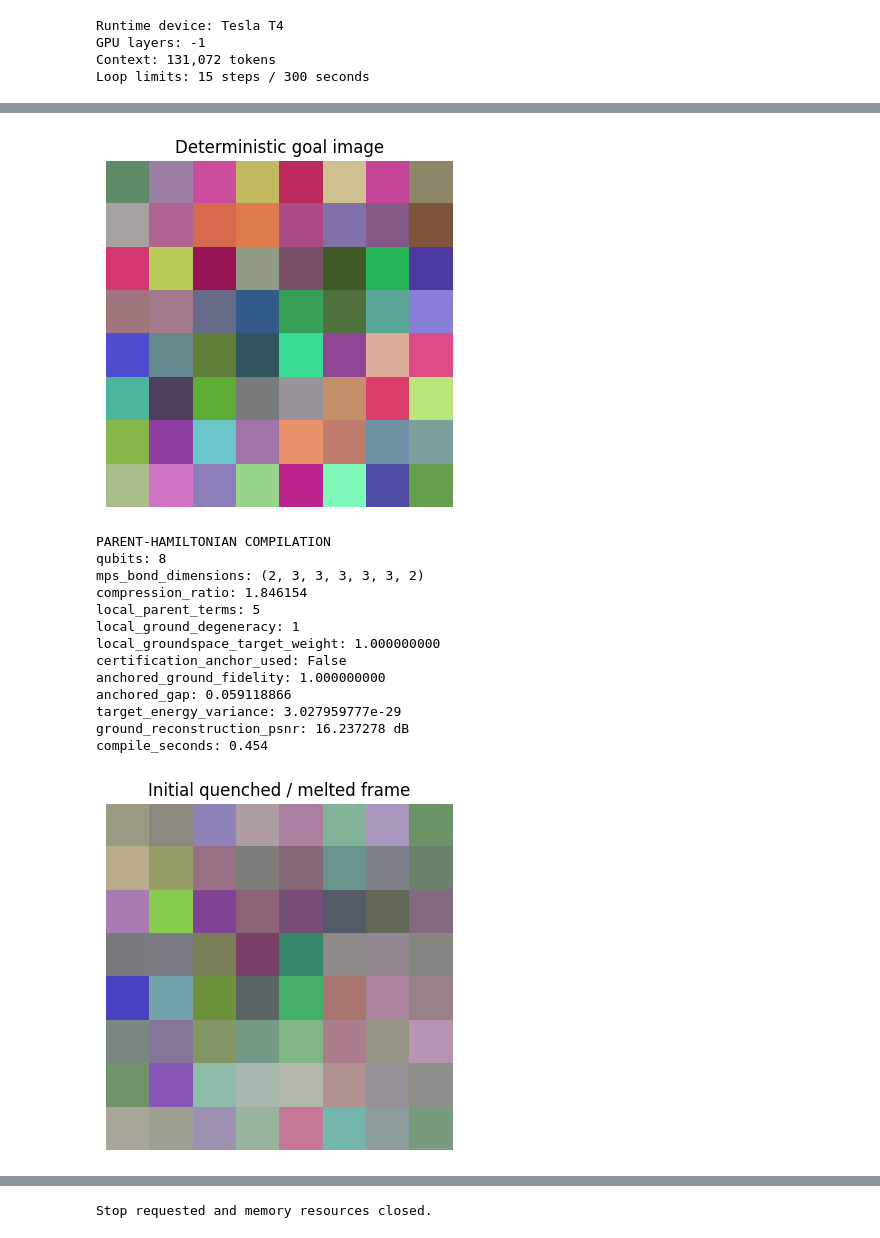
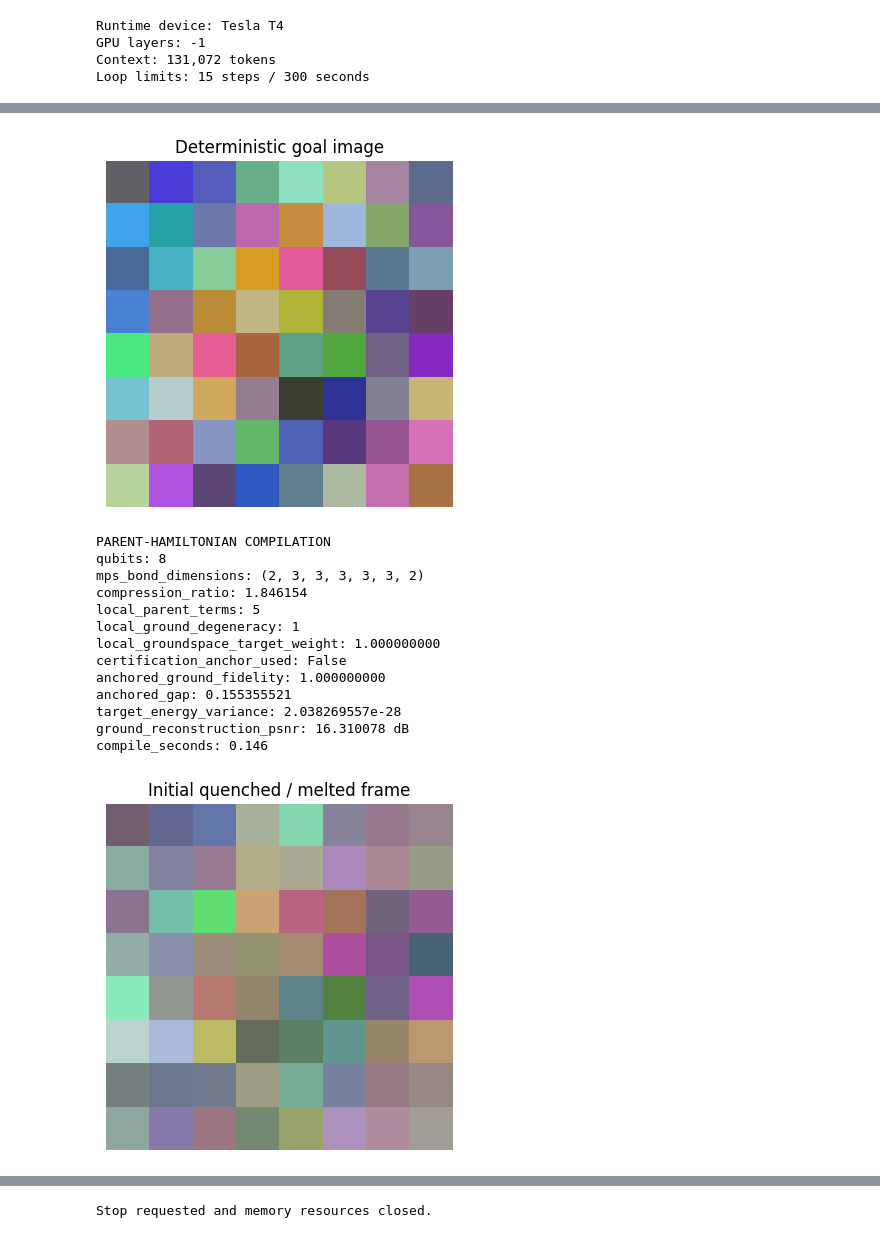
Before and after one commit to ornab74/j-space, a Jupyter notebook: Humoid_Parent_Hamiltonian_Gemma_Colab_CUDA_131K_FIXED.ipynb, the cells around one changed output, grey strips where cells are left out. Cells and saved outputs as stored; diff of their text form; code cells hidden in the pictures.

```diff
--- a/Humoid_Parent_Hamiltonian_Gemma_Colab_CUDA_131K_FIXED.ipynb
+++ b/Humoid_Parent_Hamiltonian_Gemma_Colab_CUDA_131K_FIXED.ipynb
@@ -3210,27 +3205,27 @@ Session: colab-3af4ad65-a7c7-4da6-afca-aa7f1a224be0
 Memory engine: embedded-weaviate
 # %%
 #@title 11. Define the goal and compile Image Matter
-GOAL = "explore and build more and more advanced quantum systems by communication via generate agents name 15 agents then communicate between those agents in single agent voice vectors where each agent gets a voice and others listen then continue this cycle" #@param {type:"string"}
+GOAL = "explore and build more an (infinite generation cycle, just continue generation()command to completion agent()just continue advancing over and over" #@param {type:"string"}
 
 if not GOAL.strip():
     raise ValueError("GOAL cannot be empty.")
 
 compilation = matter.compile(GOAL)
 show_compilation(compilation)
 
 initial_snapshot = matter.snapshot(
     loop_index=1,
     max_loops=config.max_loops,
     elapsed_seconds=0.0,
     max_seconds=config.max_seconds,
     context_tokens=0,
     context_limit=config.context_tokens,
     memory_hits=0,
 )
 show_image(initial_snapshot.melted_image, "Initial quenched / melted frame")
 print(initial_snapshot.as_prompt(compilation))
 # %% [output]
-[figure, old version]
+[figure, new version]
 PARENT-HAMILTONIAN COMPILATION
 qubits: 8
 mps_bond_dimensions: (2, 3, 3, 3, 3, 3, 2)
@@ -3240,11 +3235,11 @@ local_ground_degeneracy: 1
 local_groundspace_target_weight: 1.000000000
 certification_anchor_used: False
 anchored_ground_fidelity: 1.000000000
-anchored_gap: 0.059118866
-target_energy_variance: 3.027959777e-29
-ground_reconstruction_psnr: 16.237278 dB
-compile_seconds: 0.454
+anchored_gap: 0.155355521
+target_energy_variance: 2.038269557e-28
+ground_reconstruction_psnr: 16.310078 dB
+compile_seconds: 0.146
-[figure, old version]
+[figure, new version]
 Parent-Hamiltonian Image Matter:
 claim_scope=finite-size simulation; not a thermodynamic phase-transition proof
 mps_bond_dimensions=[2, 3, 3, 3, 3, 3, 2]
```
Also changed, not shown: parts of 9 cells of this notebook.
